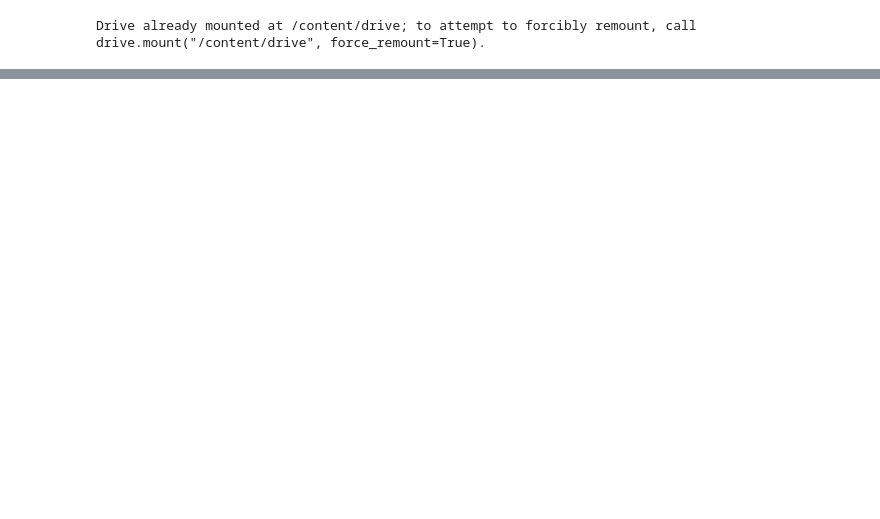
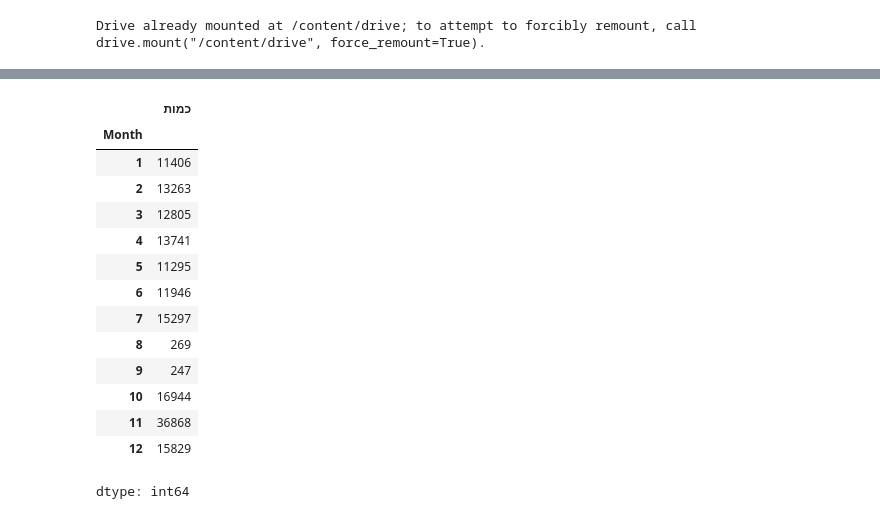
Before and after one commit to orifelszer/PapaJohns_Data_Science_Project, a Jupyter notebook: Visualization.ipynb, the cells around one changed output, grey strips where cells are left out. Saved outputs shown, nothing was run; the diff lists cells and outputs as text; code cells hidden in the pictures; blank space fills up the shorter version.

```diff
--- a/Visualization.ipynb
+++ b/Visualization.ipynb
@@ -534,0 +189,18 @@ plt.show()
+# %%
+monthly_sales_2023
+# %% [output]
+|  | כמות |
+| Month |  |
+| 1 | 11406 |
+| 2 | 13263 |
+| 3 | 12805 |
+| 4 | 13741 |
+| 5 | 11295 |
+| 6 | 11946 |
+| 7 | 15297 |
+| 8 | 269 |
+| 9 | 247 |
+| 10 | 16944 |
+| 11 | 36868 |
+| 12 | 15829 |
+dtype: int64
```
Also changed, not shown: parts of 45 cells of this notebook.
